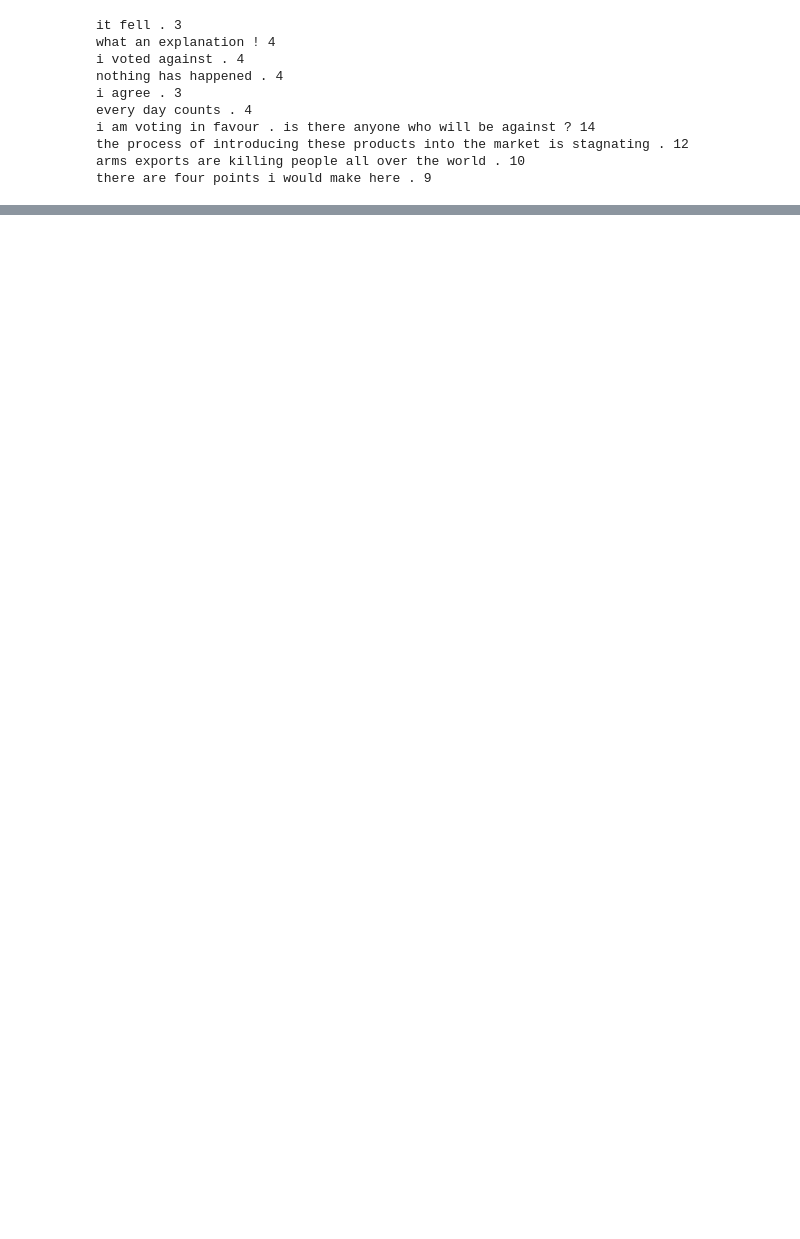
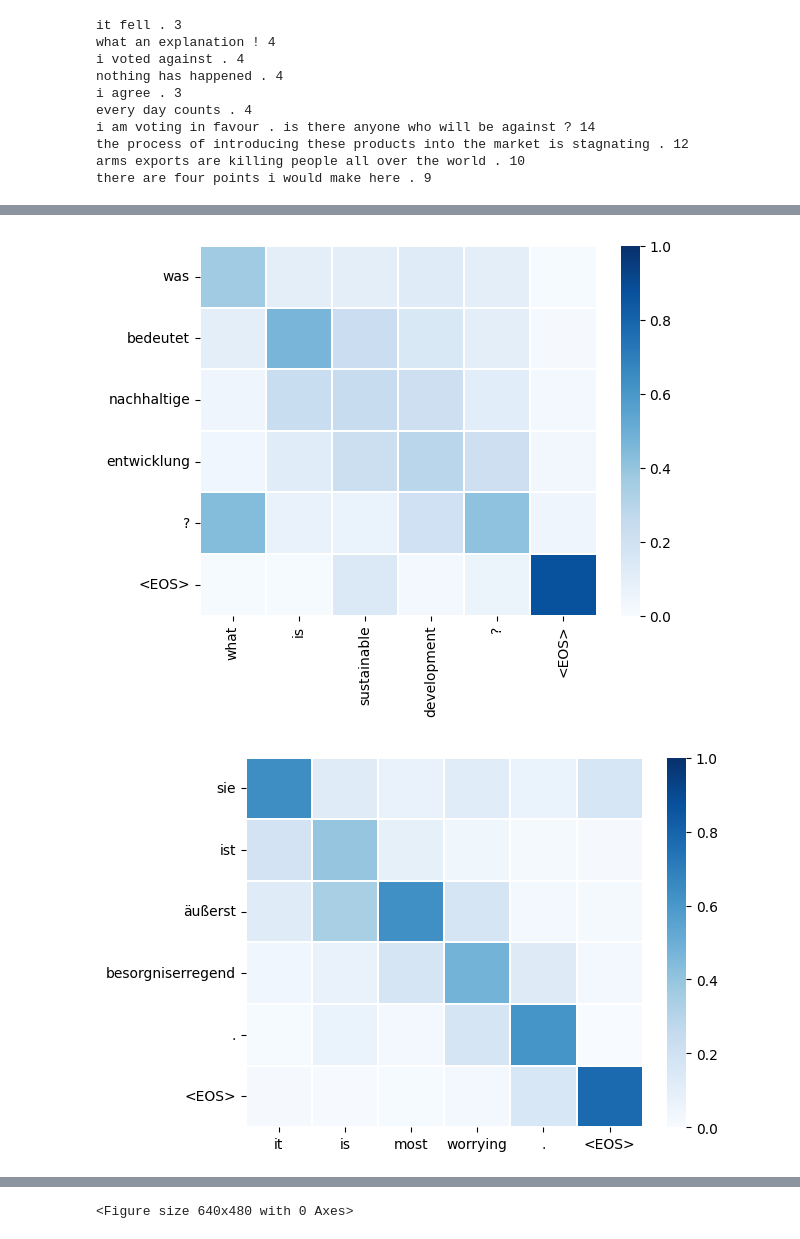
Before and after one commit to Shobhit20/NLU-CW2, a Jupyter notebook: nlu-cw2/test.ipynb, the cells around one changed output, grey strips where cells are left out. Cells and saved outputs as stored; diff of their text form; code cells hidden in the pictures; blank space fills up the shorter version.

Commit message:
Updated visualization file and lexical weights

```diff
--- a/nlu-cw2/test.ipynb
+++ b/nlu-cw2/test.ipynb
@@ -62,7 +60,6 @@ dict_data = {'data': 'europarl_prepared', 'source_lang': 'de', 'target_lang': 'e
 args = argparse.Namespace(**dict_data)
 
 
-mpl.rc('font', family='VL Gothic')
 data='europarl_prepared'
 torch.manual_seed(42)
 state_dict = torch.load('checkpoints/checkpoint_best.pt')
@@ -81,11 +78,10 @@ test_dataset = Seq2SeqDataset(
 vis_loader = torch.utils.data.DataLoader(test_dataset, num_workers=1, collate_fn=test_dataset.collater,
                                              batch_sampler=BatchSampler(test_dataset, None, 1, 1, 0, shuffle=False,
                                                                         seed=42))
-args=Args()
     # Build model and optimization criterion
 model = models.build_model(args, src_dict, tgt_dict)
 model.load_state_dict(state_dict['model'])
-print('Loaded a model from checkpoint {:s}'.format(args.checkpoint_path))
+print('Loaded a model from checkpoint {:s}'.format('checkpoint'))
 # %% [output]
 Loaded a source dictionary (de) with 5047 words
 Loaded a target dictionary (en) with 4420 words
@@ -103,0 +89,15 @@ SystemExit: 2
+# %%
+attn_records = []
+
+for i, sample in enumerate(vis_loader):
+
+    # Only visualize the first 10 sentence pairs
+    if i >= 10:
+        break
+
+    if len(sample) == 0:
+        continue
+
+    # Perform forward pass
+    output, attn_weights = model(sample['src_tokens'], sample['src_lengths'], sample['tgt_inputs'])
+    attn_records.append((sample, attn_weights))
@@ -103,0 +142,25 @@ SystemExit: 2
+# %%
+for record_id, record in enumerate(attn_records):
+    # Unpack
+    sample, attn_map = record
+    src_ids = utils.strip_pad(sample['src_tokens'].data, tgt_dict.pad_idx)
+    tgt_ids = utils.strip_pad(sample['tgt_inputs'].data, tgt_dict.pad_idx)
+    # Convert indices into word tokens
+    src_str = src_dict.string(src_ids).split(' ') + ['<EOS>']
+    tgt_str = tgt_dict.string(tgt_ids).split(' ') + ['<EOS>']
+
+    # Generate heat-maps
+    attn_map = attn_map.squeeze(dim=0).transpose(1, 0).detach().cpu().numpy()
+
+    attn_df = pd.DataFrame(attn_map,
+                            index=src_str,
+                            columns=tgt_str)
+
+    sns.heatmap(attn_df, cmap='Blues', linewidths=0.25, vmin=0.0, vmax=1.0, xticklabels=True, yticklabels=True,
+                fmt='.3f')
+    plt.yticks(rotation=0)
+    plt.show()
+    plt.clf()
+# %% [output]
+[figure, added]
+[figure, added]
@@ -103,0 +175 @@ SystemExit: 2
+<Figure size 640x480 with 0 Axes>
```
Also changed, not shown: parts of 6 cells of this notebook, 3 other files.
